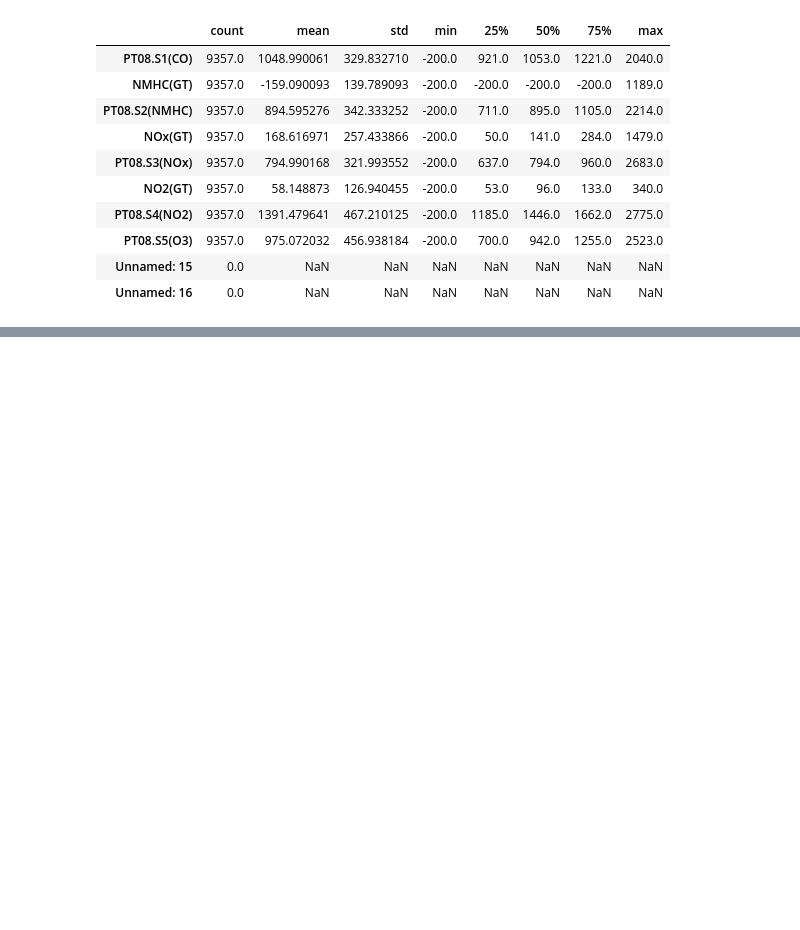
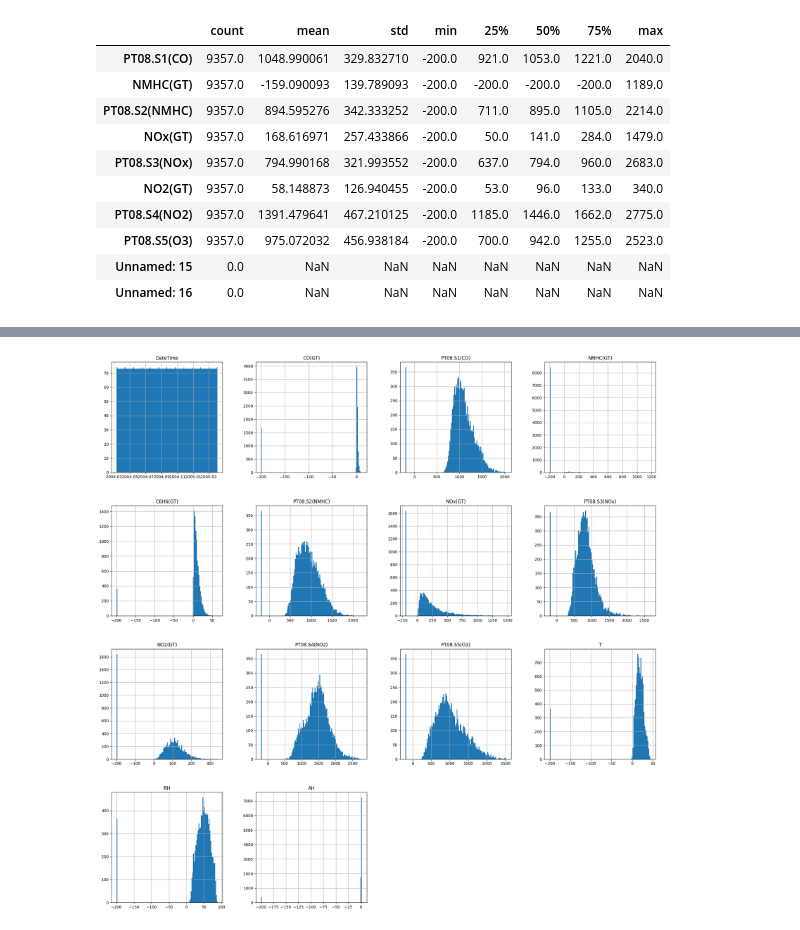
Before and after one commit to tbimbato/Air-Quality-EDA, a Jupyter notebook: Eda01.ipynb, the cells around one changed output, grey strips where cells are left out. Cells and saved outputs as stored; diff of their text form; code cells hidden in the pictures; blank space fills up the shorter version.

Commit message:
completed first dataset cleaning process, first analysis of the pollutants compared to the temperature and humidity

```diff
--- a/Eda01.ipynb
+++ b/Eda01.ipynb
@@ -85,10 +59,3 @@ memory usage: 1.2+ MB
 | PT08.S5(O3) | 9357.0 | 975.072032 | 456.938184 | -200.0 | 700.0 | 942.0 | 1255.0 | 2523.0 |
 | Unnamed: 15 | 0.0 | NaN | NaN | NaN | NaN | NaN | NaN | NaN |
 | Unnamed: 16 | 0.0 | NaN | NaN | NaN | NaN | NaN | NaN | NaN |
-# %%
-# - 2 Data Cleaning
-# deleting unnecessary columns
-# deleting column 15 and 16 from aiq_data dataframe if they exist
-columns_to_drop = ['Unnamed: 15', 'Unnamed: 16']
-aiq_data.drop(columns=[col for col in columns_to_drop if col in aiq_data.columns], inplace=True)
-aiq_data.head(24) # check if the data is sampled hourly on 24-hours basis
@@ -120,0 +70,7 @@ As shown in the graphs generated there is evidency of data-clipping.
+# %%
+# - 2 Data Cleaning:
+# The last rows are completely empty, so we can remove them
+aiq_data = aiq_data.dropna(how='all')
+
+# Moreover, the column 'Unnamed: 15' and 'Unnamed 16' are completely empty, so we can remove it
+aiq_data = aiq_data.drop(columns=['Unnamed: 15', 'Unnamed: 16'])
@@ -120,0 +138,15 @@ As shown in the graphs generated there is evidency of data-clipping.
+# %%
+# The current dataframe has the format: 'day/month/year' for the Date column and 'hour:minute:second' for the Time column
+# We'll combine the 'Date' and 'Time' columns into a single datetime column
+aiq_data['DateTime'] = pd.to_datetime(aiq_data['Date'] + ' ' + aiq_data['Time'], format='%d/%m/%Y %H.%M.%S')
+# Drop the 'Date' and 'Time' columns
+aiq_data.drop(columns=['Date', 'Time'], inplace=True)
+# bring the new DateTime column to the first position
+aiq_data = aiq_data[['DateTime'] + [col for col in aiq_data.columns if col != 'DateTime']] #is this the correct way to reorder columns?
+# %%
+# converting non numeric columns to numeric {CO(GT), C6H6(GT), T, RH, AH}
+# The columns 'CO(GT)', 'C6H6(GT)', 'T', 'RH', 'AH' have commas instead of dots, so we need to replace them
+# aiq_data['column'] = pd.to_numeric((aiq_data['column']).str.replace(',', '.'), errors = 'coerce')
+
+for col in ['CO(GT)', 'C6H6(GT)', 'T', 'RH', 'AH']:
+    aiq_data[col] = pd.to_numeric((aiq_data[col]).str.replace(',', '.'), errors = 'coerce')
@@ -120,0 +183,6 @@ As shown in the graphs generated there is evidency of data-clipping.
+# %%
+# plot a different histogram graph for each column
+aiq_data.hist(bins=128, figsize=(25,25))
+plt.show()
+# %% [output]
+[figure, added]
```
Also changed, not shown: parts of 23 cells of this notebook, 4 other files.
